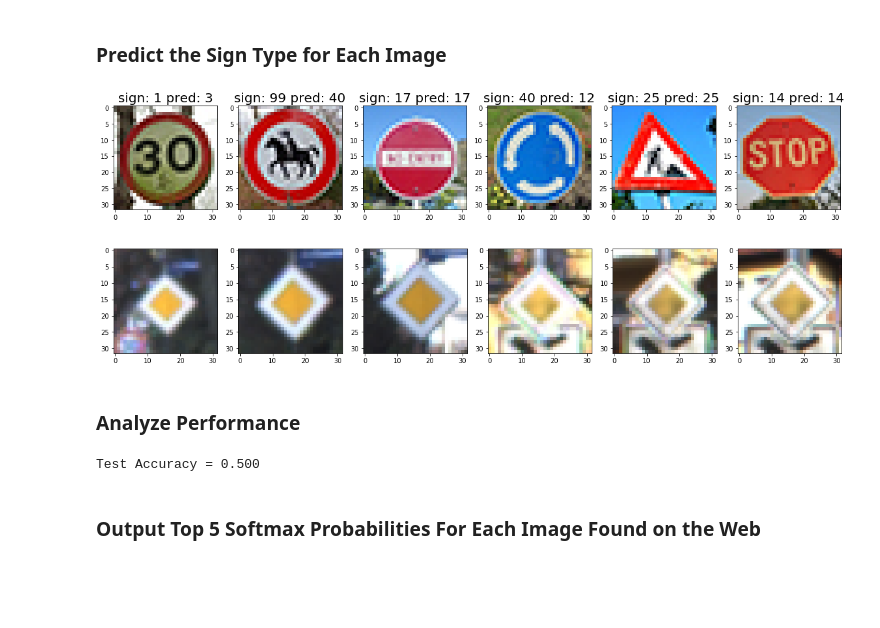
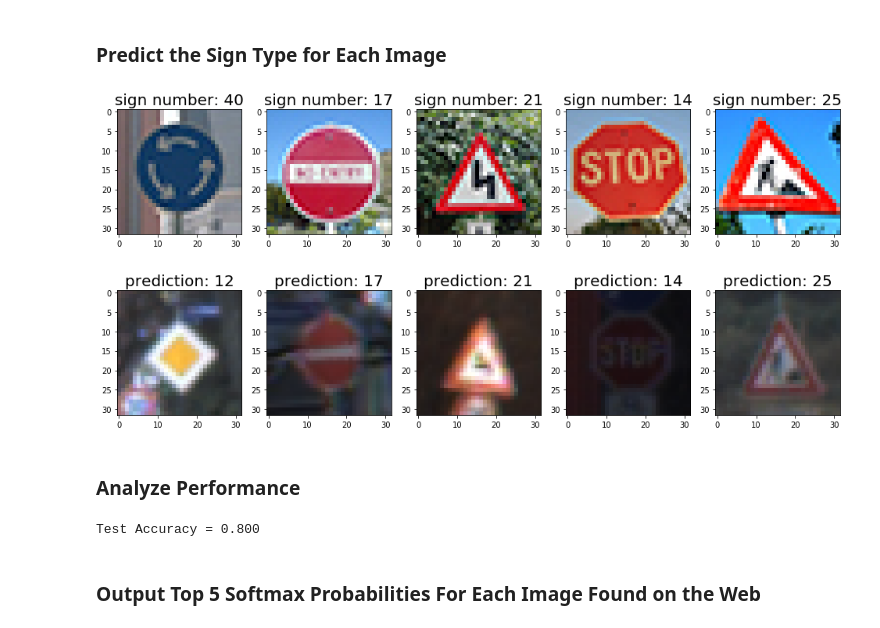
Before and after one commit to ManMan88/SDCND_term1_proj2, a Jupyter notebook: Traffic_Sign_Classifier.ipynb, the cells around one changed output. Drawn from its saved outputs; the diff is of its cells as text; code cells hidden in the pictures; blank space fills up the shorter version.

```diff
--- a/Traffic_Sign_Classifier.ipynb
+++ b/Traffic_Sign_Classifier.ipynb
@@ -330,12 +335,9 @@ def modelArch(x,keep_prob):
 # %%
 # Training pipline
-x = tf.placeholder(tf.float32, (None, 32, 32, 1))
 y = tf.placeholder(tf.int32, (None))
 one_hot_y = tf.one_hot(y, n_classes)
-keep_prob = tf.placeholder(tf.float32)
 rate = tf.placeholder(tf.float32)
 
-logits = modelArch(x,keep_prob)
 cross_entropy = tf.nn.softmax_cross_entropy_with_logits(labels=one_hot_y, logits=logits)
 loss_operation = tf.reduce_mean(cross_entropy)
 optimizer = tf.train.AdamOptimizer(learning_rate = rate)
@@ -366,9 +368,8 @@ sets imply underfitting. A high accuracy on the training set but low accuracy on
 ### Calculate and report the accuracy on the training and validation set.
 ### Once a final model architecture is selected,
 ### the accuracy on the test set should be calculated and reported as well.
-### Feel free to use as many code cells as needed.
 from sklearn.utils import shuffle
-EPOCHS = 1
+EPOCHS = 10
 BATCH_SIZE = 512
 lrate = 0.001
 drop = 0.5
@@ -396,7 +397,7 @@ with tf.Session() as sess:
         print("Validation Accuracy = {:.3f}".format(validation_accuracy))
         print()
 
-    saver.save(sess, './savings/ronnet3.ckpt')
+    saver.save(sess, './savings/ronnet6.ckpt')
     print("Model saved")
 # %% [output]
 Training...
@@ -408,10 +419,9 @@ Validation Accuracy = 0.795
 Model saved
 # %%
-#Test the model
+#Test the model on the test set
 BATCH_SIZE = 512
 with tf.Session() as sess:
-    saver.restore(sess, "./savings/ronnet1.ckpt")
-#     saver.restore(sess, tf.train.latest_checkpoint('./savings'))
+    saver.restore(sess, "./savings/ronnet6.ckpt")
     test_accuracy = evaluate(X_test_gray, y_test)
     print("Test Accuracy = {:.3f}".format(test_accuracy))
 # %% [output]
@@ -428,18 +438,18 @@ You may find `signnames.csv` useful as it contains mappings from the class id (i
 ### Load and Output the Images
 # %%
 ### Load the images and plot them here.
-### Feel free to use as many code cells as needed.
 import matplotlib.image as mpimg
 path = "./new_images/"
-imageDic = {1: "30kmh-1", 17: "no_entry-17", 40: "roundabout-40", 25: "road_work-25", 14: "stop-14", 99: "extra"}
+imageDic = {17: "no_entry-17", 40: "roundabout-40", 25: "road_work-25", 14: "stop-14", 21: "double_curve-21"}
 newImages = []
 imagesClass = []
 ind = 0
+# read the new images
 for key, imPath in imageDic.items():
     imagesClass.append(key)
     newImages.append(mpimg.imread(path+imPath+'.jpg'))
     ind += 1
-
+# plot the new images
 fig = plt.figure(figsize = (20,20))
 for ind in range(len(newImages)):
     ax = fig.add_subplot(1,6,ind+1)
@@ -468,28 +478,26 @@ newImages_gray = np.expand_dims(newImages_gray, axis=3)
 ### Predict the Sign Type for Each Image
 # %%
 ### Run the predictions here and use the model to output the prediction for each image.
-### Make sure to pre-process the images with the same pre-processing pipeline used earlier.
-### Feel free to use as many code cells as needed.
 softmax = tf.nn.softmax(logits)
 with tf.Session() as sess:
-    saver.restore(sess, "./savings/ronnet1.ckpt")
-#     saver.restore(sess, tf.train.latest_checkpoint('./savings'))
+    saver.restore(sess, "./savings/ronnet6.ckpt")
     predictions = sess.run(softmax, feed_dict={x: newImages_gray, keep_prob: 1.0})
 
 fig = plt.figure(figsize = (20,20))
 for ind in range(len(newImages)):
     ax = fig.add_subplot(1,6,ind+1)
     plt.imshow(newImages[ind])
-    plt.title('sign: ' + str(imagesClass[ind]) + ' pred: ' + str(np.argmax(predictions[ind])),fontsize=20)
+    plt.title('sign number: ' + str(imagesClass[ind]),fontsize=20)
 
-indexes = np.where(y_train==12)
 fig = plt.figure(figsize = (20,20))
 for ind in range(len(newImages)):
+    indexes = np.where(y_train==np.argmax(predictions[ind]))
     ax = fig.add_subplot(1,6,ind+1)
-    plt.imshow(X_train[indexes[0][ind*10]])
+    plt.imshow(X_train[indexes[0][0]])
+    plt.title('prediction: ' + str(np.argmax(predictions[ind])),fontsize=20)
 # %% [output]
-[figure, old version]
+[figure, new version]
-[figure, old version]
+[figure, new version]
 # %% [markdown]
 ### Analyze Performance
 # %%
@@ -497,12 +505,11 @@ for ind in range(len(newImages)):
 ### For example, if the model predicted 1 out of 5 signs correctly, it's 20% accurate on these new images.
 BATCH_SIZE = 512
 with tf.Session() as sess:
-    saver.restore(sess, "./savings/ronnet1.ckpt")
-#     saver.restore(sess, tf.train.latest_checkpoint('./savings'))
+    saver.restore(sess, "./savings/ronnet6.ckpt")
     test_accuracy = evaluate(newImages_gray, imagesClass)
     print("Test Accuracy = {:.3f}".format(test_accuracy))
 # %% [output]
-Test Accuracy = 0.500
+Test Accuracy = 0.800
 # %% [markdown]
 ### Output Top 5 Softmax Probabilities For Each Image Found on the Web
 # %% [markdown]
```
Also changed, not shown: parts of 15 cells of this notebook, 4 other files.
